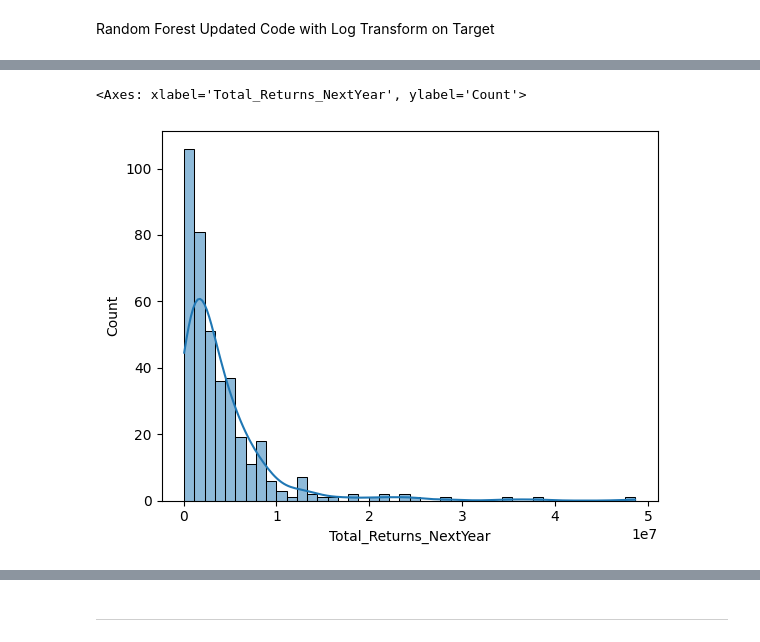
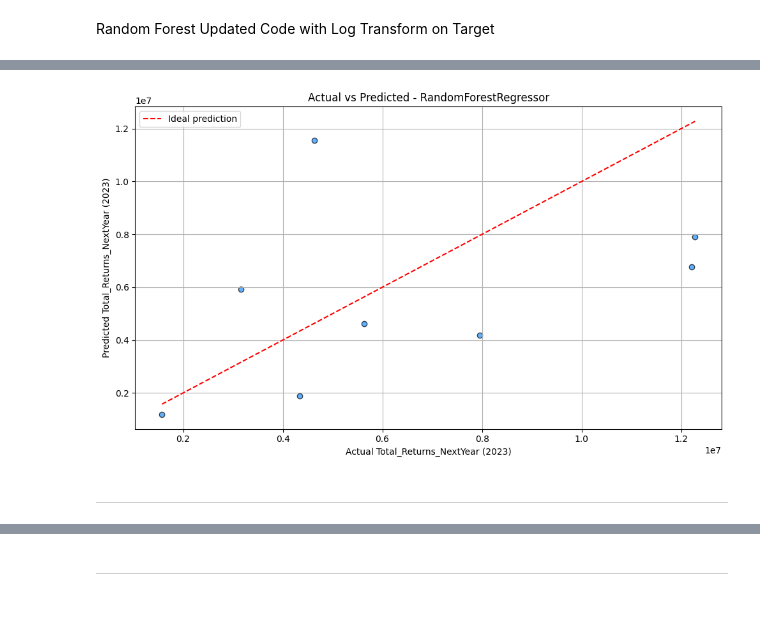
Before and after one commit to schmidj/PredictSalmonRuns, a Jupyter notebook: murilo_salmon/BristolBay/FIRST_APPROACH/ALL_FEATURES/models.ipynb, the cells around one changed output, grey strips where cells are left out. Cells and saved outputs as stored; diff of their text form; code cells hidden in the pictures; blank space fills up the shorter version.

```diff
--- a/murilo_salmon/BristolBay/FIRST_APPROACH/ALL_FEATURES/models.ipynb
+++ b/murilo_salmon/BristolBay/FIRST_APPROACH/ALL_FEATURES/models.ipynb
@@ -306,10 +414,22 @@ MAPE (Mean Absolute % Error):  39.50%
+# %%
+# Scatter plot of Actual vs Predicted values for 2023
+plt.figure(figsize=(10, 6))
+plt.scatter(y_test_real[target_col], y_pred, color='dodgerblue', edgecolor='k', alpha=0.7)
+plt.plot([y_test_real[target_col].min(), y_test_real[target_col].max()],
+         [y_test_real[target_col].min(), y_test_real[target_col].max()],
+         'r--', label="Ideal prediction")
+plt.xlabel("Actual Total_Returns_NextYear (2023)")
+plt.ylabel("Predicted Total_Returns_NextYear (2023)")
+plt.title("Actual vs Predicted - RandomForestRegressor")
+plt.legend()
+plt.grid(True)
+plt.tight_layout()
+plt.show()
+# %% [output]
+[figure, added]
+# %% [markdown]
+*********************************************************************************
 # %%
 # Show all rows and columns
 pd.set_option('display.max_rows', None)
 pd.set_option('display.max_columns', None)
-# %%
-import seaborn as sns
-sns.histplot(y_train, kde=True)
-# %% [output]
-<Axes: xlabel='Total_Returns_NextYear', ylabel='Count'>
-[figure, removed]
```
Also changed, not shown: parts of 14 cells of this notebook, 15 other files.
